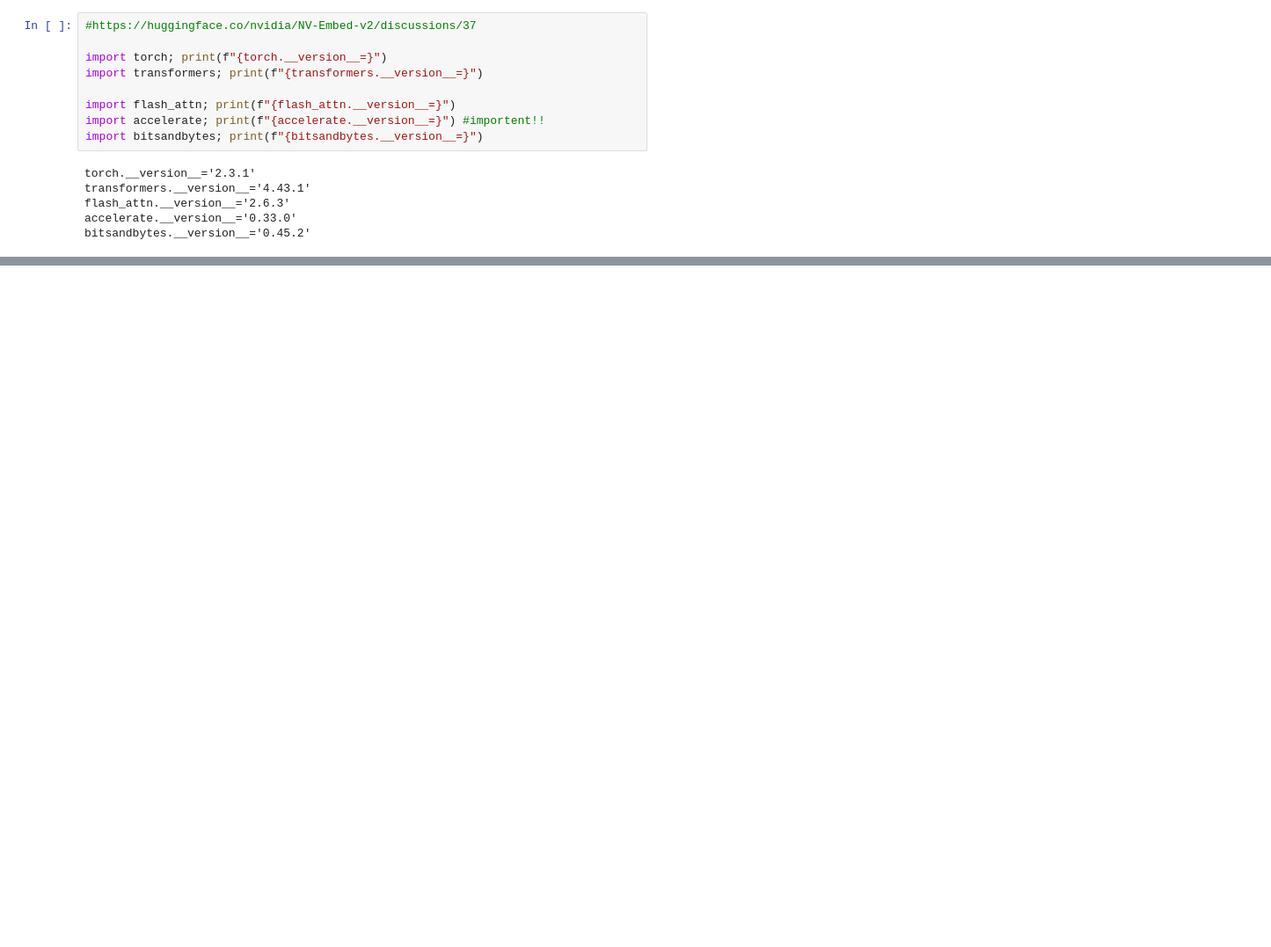
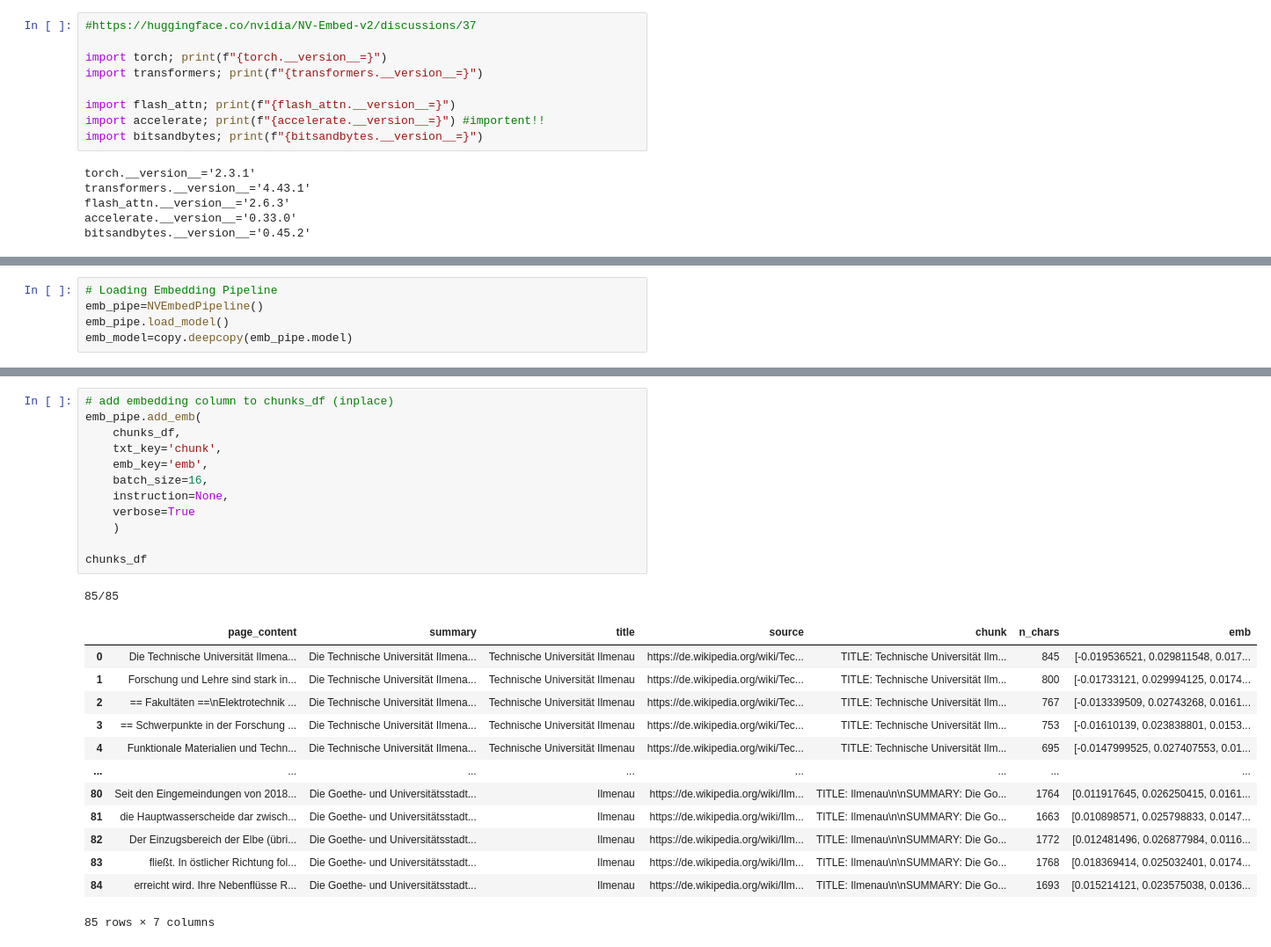
Before and after one commit to fee1ix/beesup_injection_lab, a Jupyter notebook: rag_notebook.ipynb, the cells around one changed output, grey strips where cells are left out. Shown at 88% size. Saved outputs shown, nothing was run; the diff lists cells and outputs as text; blank space fills up the shorter version.

```diff
--- a/rag_notebook.ipynb
+++ b/rag_notebook.ipynb
@@ -689,0 +83,5 @@ Die folgenden Wildbienen leben solitär:
+# %%
+# Loading Embedding Pipeline
+emb_pipe=NVEmbedPipeline()
+emb_pipe.load_model()
+emb_model=copy.deepcopy(emb_pipe.model)
@@ -689,0 +137,27 @@ Die folgenden Wildbienen leben solitär:
+# %%
+# add embedding column to chunks_df (inplace)
+emb_pipe.add_emb(
+    chunks_df,
+    txt_key='chunk',
+    emb_key='emb',
+    batch_size=16,
+    instruction=None,
+    verbose=True
+    )
+
+chunks_df
+# %% [output]
+85/85
+|  | page_content | summary | title | source | chunk | n_chars | emb |
+| 0 | Die Technische Universität Ilmena... | Die Technische Universität Ilmena... | Technische Universität Ilmenau | https://de.wikipedia.org/wiki/Tec... | TITLE: Technische Universität Ilm... | 845 | [-0.019536521, 0.029811548, 0.017... |
+| 1 | Forschung und Lehre sind stark in... | Die Technische Universität Ilmena... | Technische Universität Ilmenau | https://de.wikipedia.org/wiki/Tec... | TITLE: Technische Universität Ilm... | 800 | [-0.01733121, 0.029994125, 0.0174... |
+| 2 | == Fakultäten ==\nElektrotechnik ... | Die Technische Universität Ilmena... | Technische Universität Ilmenau | https://de.wikipedia.org/wiki/Tec... | TITLE: Technische Universität Ilm... | 767 | [-0.013339509, 0.02743268, 0.0161... |
+| 3 | == Schwerpunkte in der Forschung ... | Die Technische Universität Ilmena... | Technische Universität Ilmenau | https://de.wikipedia.org/wiki/Tec... | TITLE: Technische Universität Ilm... | 753 | [-0.01610139, 0.023838801, 0.0153... |
+| 4 | Funktionale Materialien und Techn... | Die Technische Universität Ilmena... | Technische Universität Ilmenau | https://de.wikipedia.org/wiki/Tec... | TITLE: Technische Universität Ilm... | 695 | [-0.0147999525, 0.027407553, 0.01... |
+| ... | ... | ... | ... | ... | ... | ... | ... |
+| 80 | Seit den Eingemeindungen von 2018... | Die Goethe- und Universitätsstadt... | Ilmenau | https://de.wikipedia.org/wiki/Ilm... | TITLE: Ilmenau\n\nSUMMARY: Die Go... | 1764 | [0.011917645, 0.026250415, 0.0161... |
+| 81 | die Hauptwasserscheide dar zwisch... | Die Goethe- und Universitätsstadt... | Ilmenau | https://de.wikipedia.org/wiki/Ilm... | TITLE: Ilmenau\n\nSUMMARY: Die Go... | 1663 | [0.010898571, 0.025798833, 0.0147... |
+| 82 | Der Einzugsbereich der Elbe (übri... | Die Goethe- und Universitätsstadt... | Ilmenau | https://de.wikipedia.org/wiki/Ilm... | TITLE: Ilmenau\n\nSUMMARY: Die Go... | 1772 | [0.012481496, 0.026877984, 0.0116... |
+| 83 | fließt. In östlicher Richtung fol... | Die Goethe- und Universitätsstadt... | Ilmenau | https://de.wikipedia.org/wiki/Ilm... | TITLE: Ilmenau\n\nSUMMARY: Die Go... | 1768 | [0.018369414, 0.025032401, 0.0174... |
+| 84 | erreicht wird. Ihre Nebenflüsse R... | Die Goethe- und Universitätsstadt... | Ilmenau | https://de.wikipedia.org/wiki/Ilm... | TITLE: Ilmenau\n\nSUMMARY: Die Go... | 1693 | [0.015214121, 0.023575038, 0.0136... |
+85 rows × 7 columns
```
Also changed, not shown: parts of 50 cells of this notebook, 4 other files.
